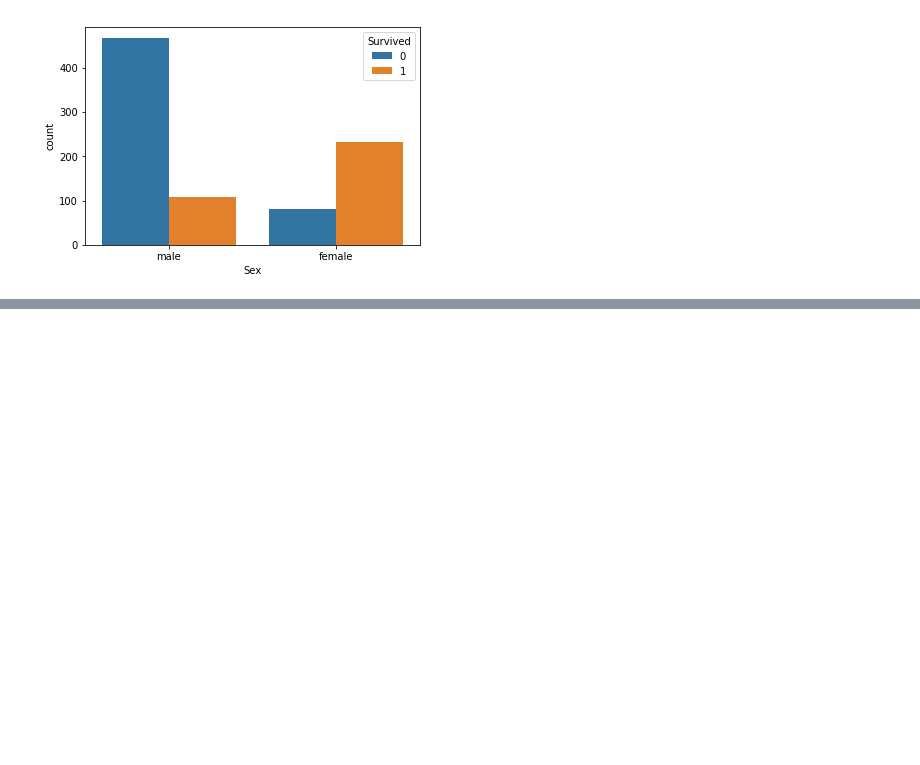
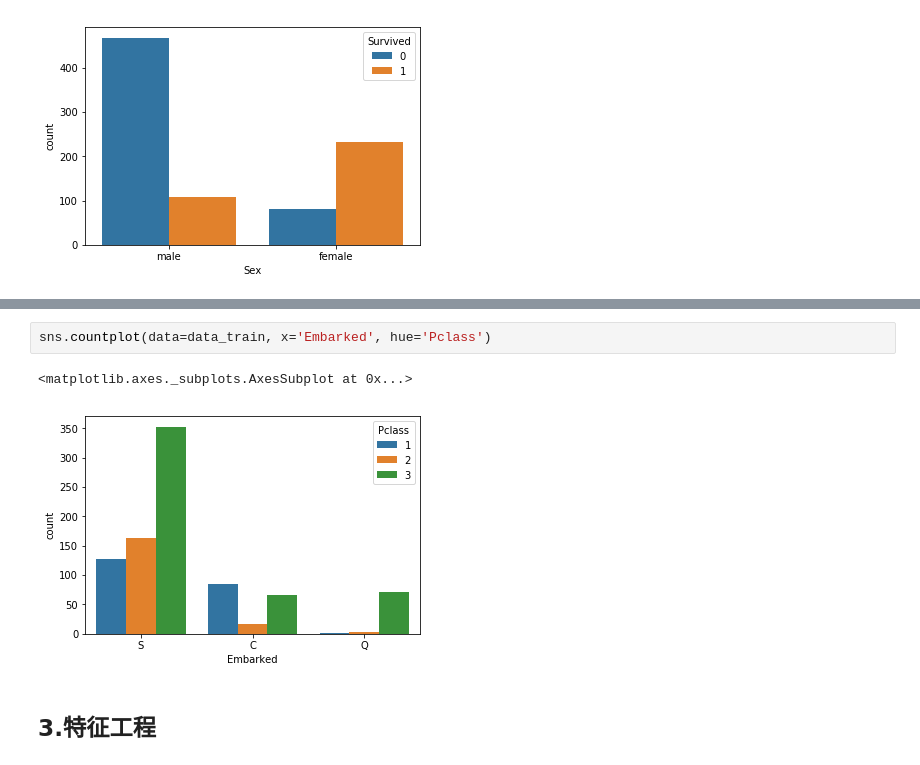
Before and after one commit to just-a-stone/ml-collection, a Jupyter notebook: notebook/titanic/1. all in one.ipynb, the cells around one changed output, grey strips where cells are left out. Cells and saved outputs as stored; diff of their text form; blank space fills up the shorter version.

```diff
--- a/notebook/titanic/1. all in one.ipynb
+++ b/notebook/titanic/1. all in one.ipynb
@@ -64,0 +87,7 @@ sns.kdeplot(data=data_train['Age'],shade=True)
+# %%
+sns.countplot(data=data_train, x='Embarked', hue='Pclass')
+# %% [output]
+<matplotlib.axes._subplots.AxesSubplot at 0x...>
+[figure, added]
+# %% [markdown]
+## 3.特征工程
```
Also changed, not shown: parts of 7 cells of this notebook.
